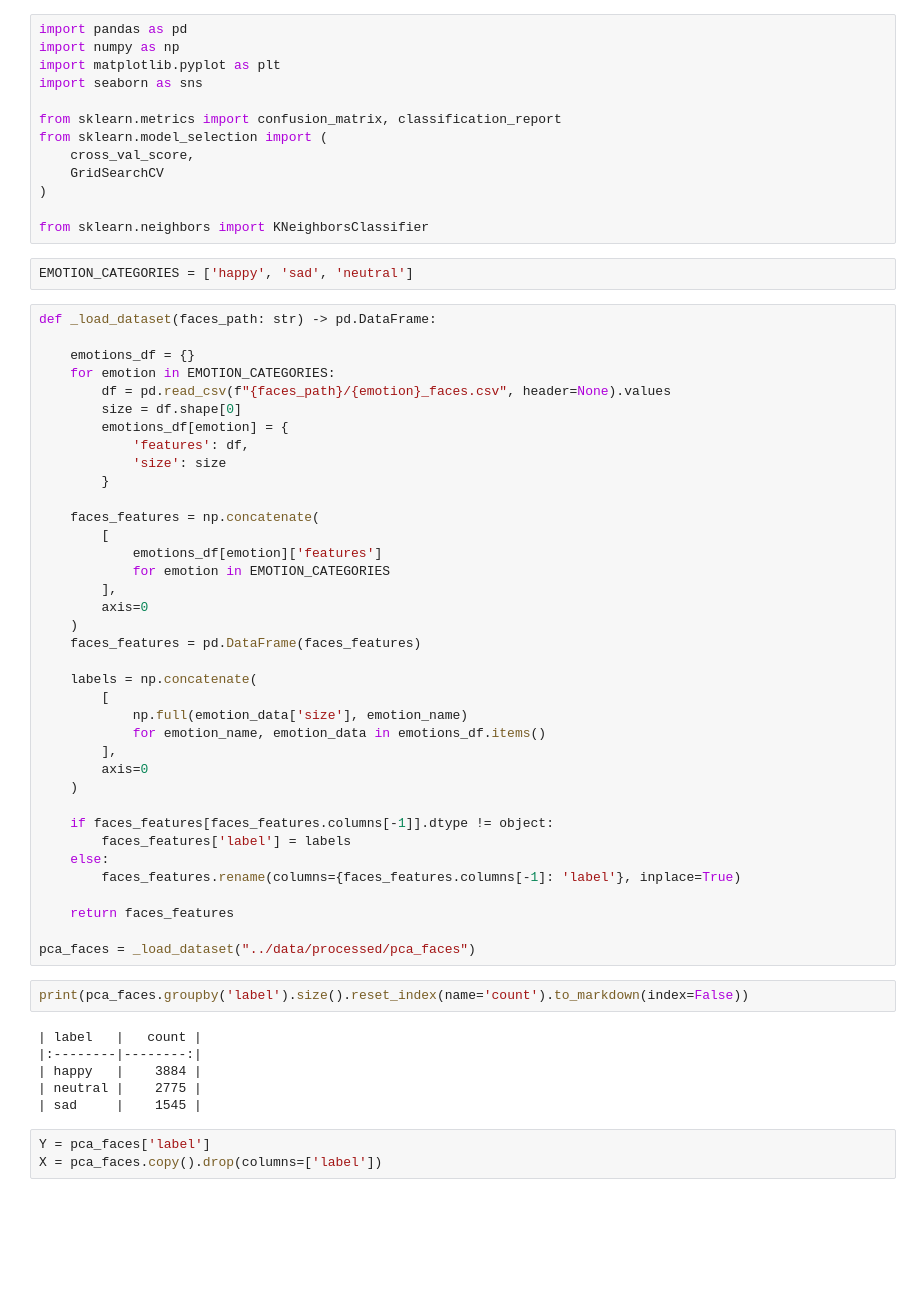
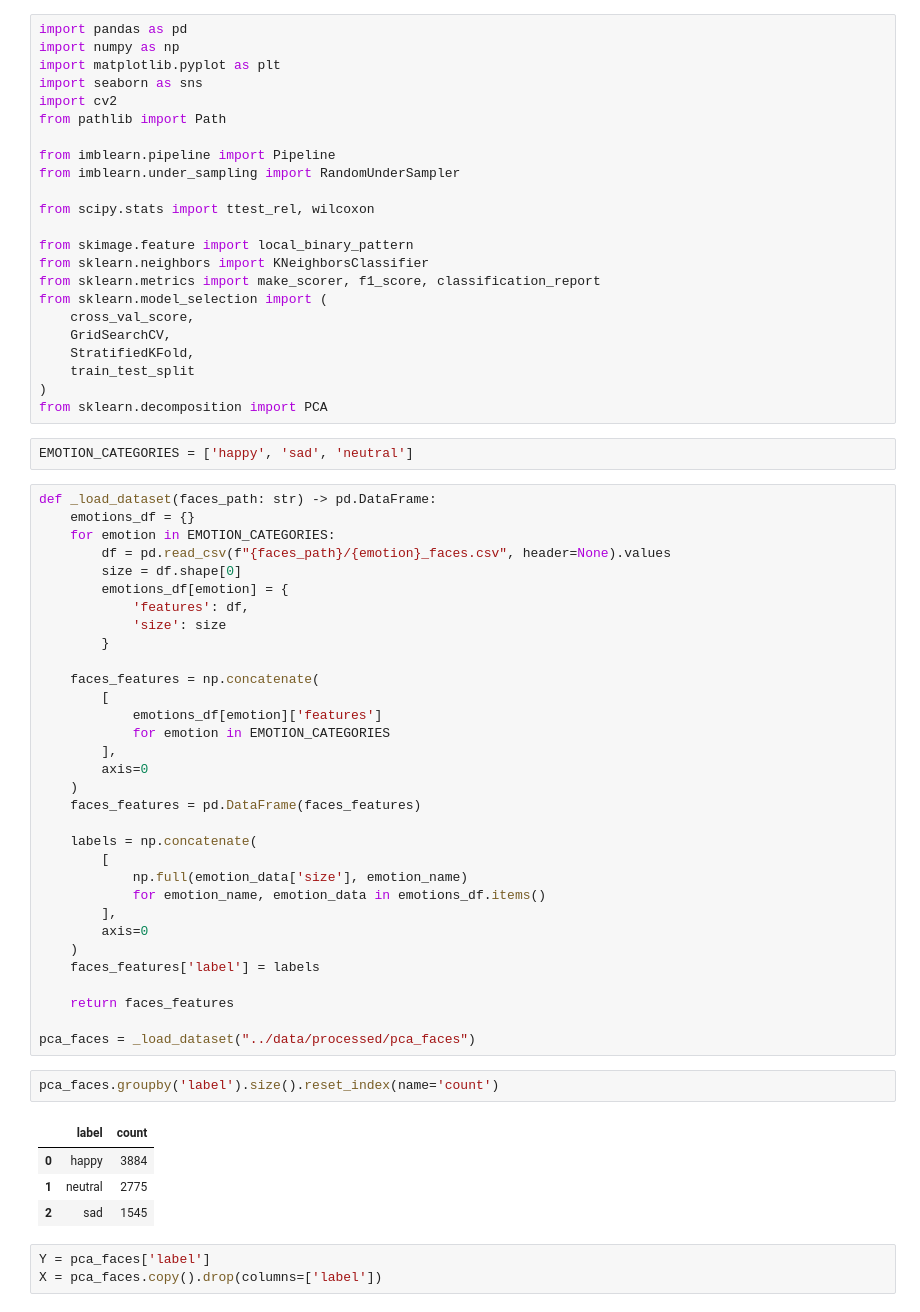
Before and after one commit to SebasAndres/FER-SIMD-Optimized, a Jupyter notebook: experiments/parameter_tuning.ipynb, the cells around one changed output. Saved outputs shown, nothing was run; the diff lists cells and outputs as text; blank space fills up the shorter version.

```diff
--- a/experiments/parameter_tuning.ipynb
+++ b/experiments/parameter_tuning.ipynb
@@ -9,19 +7,28 @@ import pandas as pd
 import numpy as np
 import matplotlib.pyplot as plt
 import seaborn as sns
+import cv2
+from pathlib import Path
 
-from sklearn.metrics import confusion_matrix, classification_report
+from imblearn.pipeline import Pipeline
+from imblearn.under_sampling import RandomUnderSampler
+
+from scipy.stats import ttest_rel, wilcoxon
+
+from skimage.feature import local_binary_pattern
+from sklearn.neighbors import KNeighborsClassifier
+from sklearn.metrics import make_scorer, f1_score, classification_report
 from sklearn.model_selection import (
     cross_val_score,
-    GridSearchCV
+    GridSearchCV,
+    StratifiedKFold,
+    train_test_split
 )
-
-from sklearn.neighbors import KNeighborsClassifier
+from sklearn.decomposition import PCA
 # %%
 EMOTION_CATEGORIES = ['happy', 'sad', 'neutral']
 # %%
 def _load_dataset(faces_path: str) -> pd.DataFrame:
-
     emotions_df = {}
     for emotion in EMOTION_CATEGORIES:
         df = pd.read_csv(f"{faces_path}/{emotion}_faces.csv", header=None).values
@@ -47,23 +54,18 @@ def _load_dataset(faces_path: str) -> pd.DataFrame:
         ],
         axis=0
     )
-
-    if faces_features[faces_features.columns[-1]].dtype != object:
-        faces_features['label'] = labels
-    else:
-        faces_features.rename(columns={faces_features.columns[-1]: 'label'}, inplace=True)
+    faces_features['label'] = labels
 
     return faces_features
 
 pca_faces = _load_dataset("../data/processed/pca_faces")
 # %%
-print(pca_faces.groupby('label').size().reset_index(name='count').to_markdown(index=False))
+pca_faces.groupby('label').size().reset_index(name='count')
 # %% [output]
-| label   |   count |
-|:--------|--------:|
-| happy   |    3884 |
-| neutral |    2775 |
-| sad     |    1545 |
+|  | label | count |
+| 0 | happy | 3884 |
+| 1 | neutral | 2775 |
+| 2 | sad | 1545 |
 # %%
 Y = pca_faces['label']
 X = pca_faces.copy().drop(columns=['label'])
```
Also changed, not shown: parts of 14 cells of this notebook, 3 other files.
